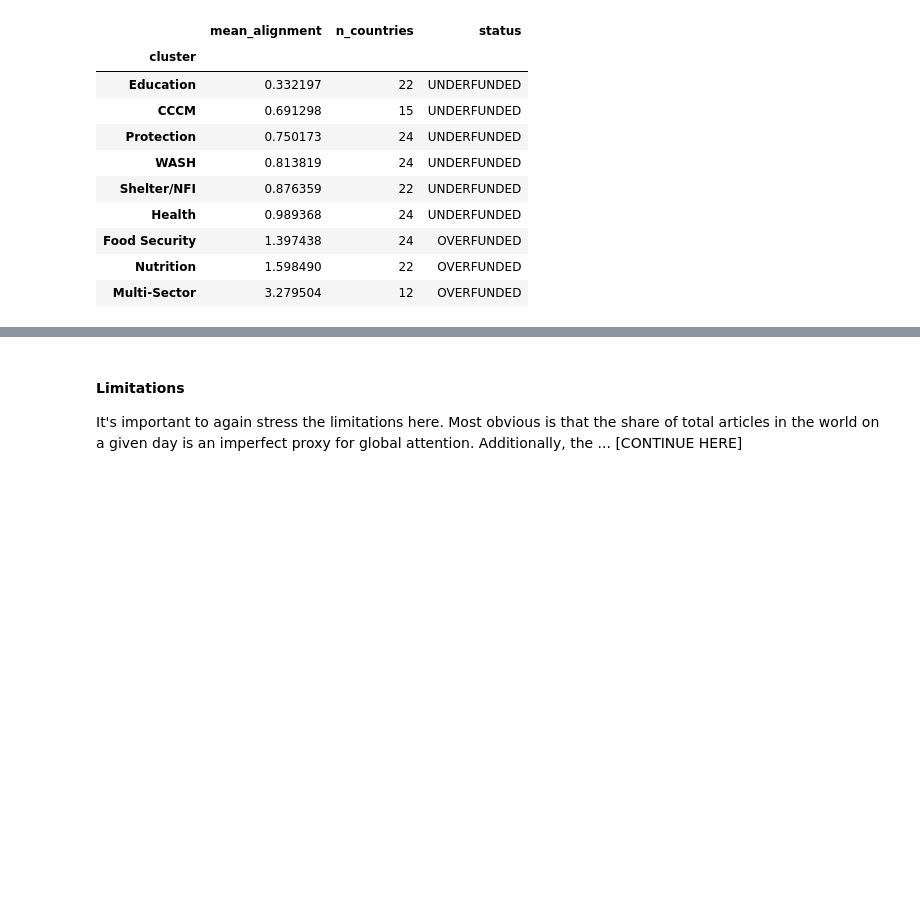
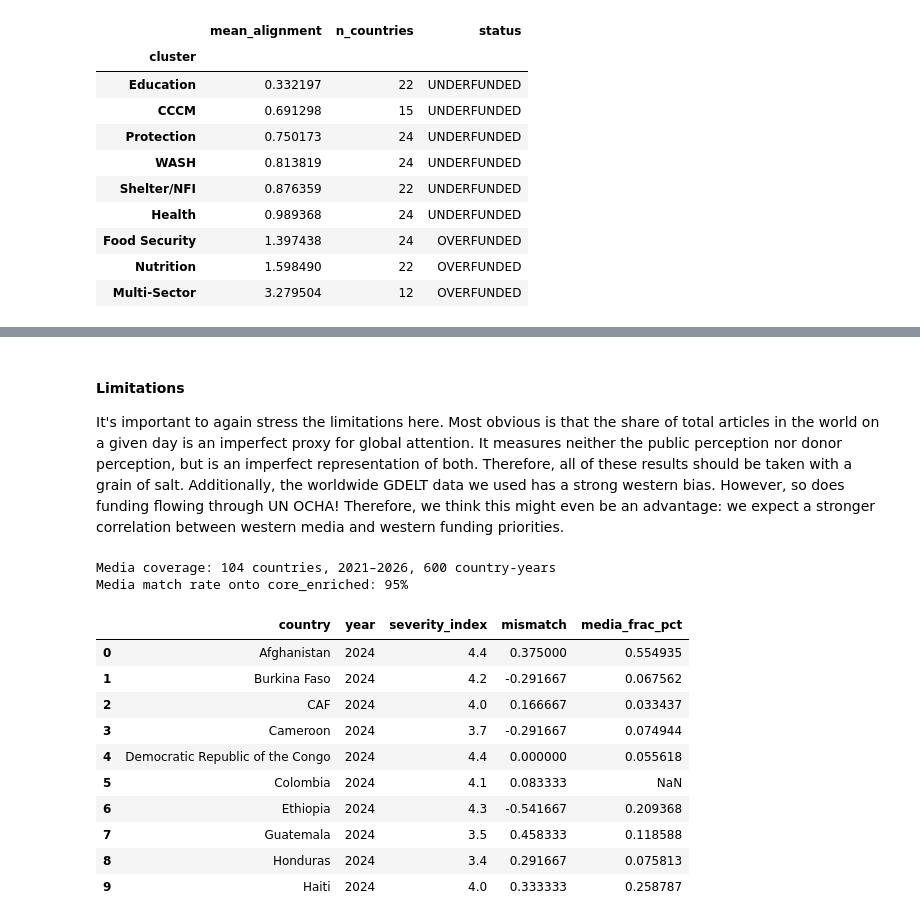
Before and after one commit to USER-397X/OCHA, a Jupyter notebook: stroopwafel.ipynb, the cells around one changed output, grey strips where cells are left out. Saved outputs shown, nothing was run; the diff lists cells and outputs as text; code cells hidden in the pictures; blank space fills up the shorter version.

```diff
--- a/stroopwafel.ipynb
+++ b/stroopwafel.ipynb
@@ -2688,4 +3033,72 @@ To that end, we calculate the a Media Attention Score by taking the share of tot
 # %% [markdown]
 #### Limitations
 
-It's important to again stress the limitations here. Most obvious is that the share of total articles in the world on a given day is an imperfect proxy for global attention. Additionally, the ... [CONTINUE HERE]
+It's important to again stress the limitations here. Most obvious is that the share of total articles in the world on a given day is an imperfect proxy for global attention. It measures neither the public perception nor donor perception, but is an imperfect representation of both. Therefore, all of these results should be taken with a grain of salt. Additionally, the worldwide GDELT data we used has a strong western bias. However, so does funding flowing through UN OCHA! Therefore, we think this might even be an advantage: we expect a stronger correlation between western media and western funding priorities.
+# %%
+# Load per-country media coverage (GDELT) and build annual means
+# --------------------------------------------------------------
+# Each CSV in data/media/<ISO3>.csv has daily `frac` = fraction of English
+# GDELT articles mentioning that country. We average to annual per-country
+# series and join onto core_enriched so we can compare media attention to
+# the mismatch, severity and crisis-type fields already on that table.
+
+MEDIA_DIR = DATA_DIR / "media"
+
+frames = []
+for path in sorted(MEDIA_DIR.glob("*.csv")):
+    iso3 = path.stem.upper()
+    df_m = pd.read_csv(path, parse_dates=["date"])
+    df_m["date"] = pd.to_datetime(df_m["date"], utc=True, errors="coerce")
+    df_m["iso3"] = iso3
+    frames.append(df_m)
+
+if not frames:
+    raise RuntimeError(
+        "No media CSVs found in data/media/. "
+        "Run the GDELT prefetch script before executing this section."
+    )
+
+media_all = pd.concat(frames, ignore_index=True)
+media_all["year"] = media_all["date"].dt.year
+
+media_annual = (
+    media_all
+    .dropna(subset=["frac"])
+    .groupby(["iso3", "year"], as_index=False)["frac"]
+    .mean()
+    .rename(columns={"frac": "media_frac"})
+)
+media_annual["media_frac_pct"] = media_annual["media_frac"] * 100
+
+# Log10 for plotting — many countries have very small shares
+media_annual["log10_media_frac_pct"] = np.log10(
+    media_annual["media_frac_pct"].where(media_annual["media_frac_pct"] > 0)
+)
+
+print(
+    f"Media coverage: {media_annual['iso3'].nunique()} countries, "
+    f"{media_annual['year'].min()}–{media_annual['year'].max()}, "
+    f"{len(media_annual):,} country-years"
+)
+
+# Attach to the main analysis table
+core_media = core_enriched.merge(media_annual, on=["iso3", "year"], how="left")
+coverage = core_media["media_frac_pct"].notna().mean()
+print(f"Media match rate onto core_enriched: {coverage:.0%}")
+
+core_media[["country", "year", "severity_index",
+            "mismatch", "media_frac_pct"]].head(10)
+# %% [output]
+Media coverage: 104 countries, 2021–2026, 600 country-years
+Media match rate onto core_enriched: 95%
+|  | country | year | severity_index | mismatch | media_frac_pct |
+| 0 | Afghanistan | 2024 | 4.4 | 0.375000 | 0.554935 |
+| 1 | Burkina Faso | 2024 | 4.2 | -0.291667 | 0.067562 |
+| 2 | CAF | 2024 | 4.0 | 0.166667 | 0.033437 |
+| 3 | Cameroon | 2024 | 3.7 | -0.291667 | 0.074944 |
+| 4 | Democratic Republic of the Congo | 2024 | 4.4 | 0.000000 | 0.055618 |
+| 5 | Colombia | 2024 | 4.1 | 0.083333 | NaN |
+| 6 | Ethiopia | 2024 | 4.3 | -0.541667 | 0.209368 |
+| 7 | Guatemala | 2024 | 3.5 | 0.458333 | 0.118588 |
+| 8 | Honduras | 2024 | 3.4 | 0.291667 | 0.075813 |
+| 9 | Haiti | 2024 | 4.0 | 0.333333 | 0.258787 |
```
Also changed, not shown: parts of 7 cells of this notebook, 2 other files.
